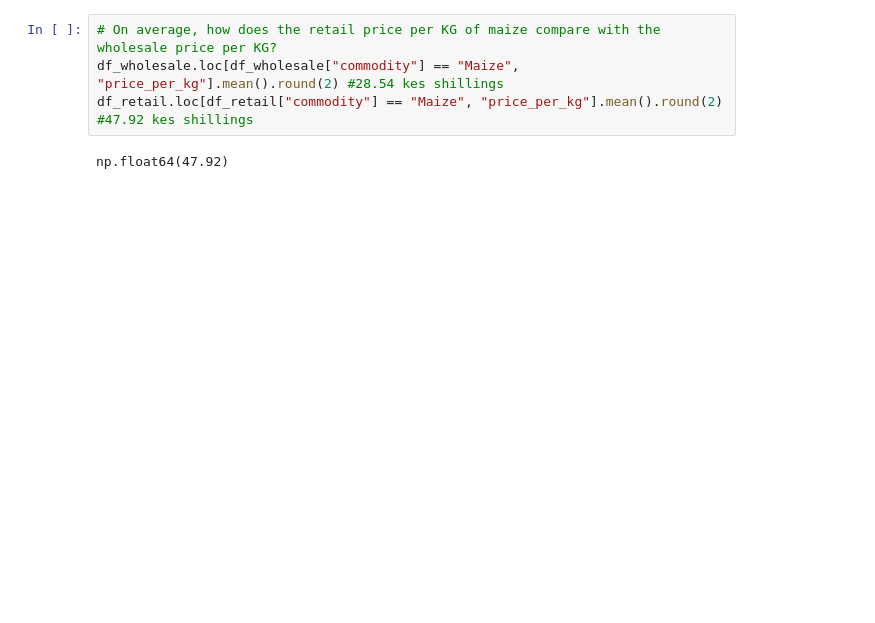
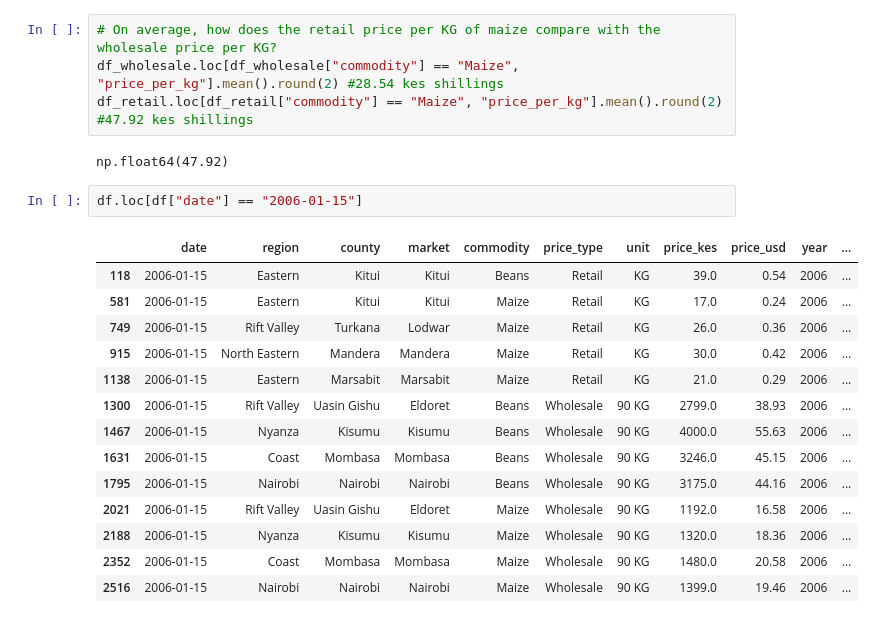
Before and after one commit to pinkleather221/Kenya_Market_Prices, a Jupyter notebook: analysis.ipynb, the cells around one changed output. Saved outputs shown, nothing was run; the diff lists cells and outputs as text; blank space fills up the shorter version.

Commit message:
redo of the first date and last date ask

```diff
--- a/analysis.ipynb
+++ b/analysis.ipynb
@@ -226,3 +202,20 @@ df_wholesale.loc[df_wholesale["commodity"] == "Maize", "price_per_kg"].mean().ro
 df_retail.loc[df_retail["commodity"] == "Maize", "price_per_kg"].mean().round(2) #47.92 kes shillings
 # %% [output]
 np.float64(47.92)
+# %%
+df.loc[df["date"] == "2006-01-15"]
+# %% [output]
+|  | date | region | county | market | commodity | price_type | unit | price_kes | price_usd | year | ... |
+| 118 | 2006-01-15 | Eastern | Kitui | Kitui | Beans | Retail | KG | 39.0 | 0.54 | 2006 | ... |
+| 581 | 2006-01-15 | Eastern | Kitui | Kitui | Maize | Retail | KG | 17.0 | 0.24 | 2006 | ... |
+| 749 | 2006-01-15 | Rift Valley | Turkana | Lodwar | Maize | Retail | KG | 26.0 | 0.36 | 2006 | ... |
+| 915 | 2006-01-15 | North Eastern | Mandera | Mandera | Maize | Retail | KG | 30.0 | 0.42 | 2006 | ... |
+| 1138 | 2006-01-15 | Eastern | Marsabit | Marsabit | Maize | Retail | KG | 21.0 | 0.29 | 2006 | ... |
+| 1300 | 2006-01-15 | Rift Valley | Uasin Gishu | Eldoret | Beans | Wholesale | 90 KG | 2799.0 | 38.93 | 2006 | ... |
+| 1467 | 2006-01-15 | Nyanza | Kisumu | Kisumu | Beans | Wholesale | 90 KG | 4000.0 | 55.63 | 2006 | ... |
+| 1631 | 2006-01-15 | Coast | Mombasa | Mombasa | Beans | Wholesale | 90 KG | 3246.0 | 45.15 | 2006 | ... |
+| 1795 | 2006-01-15 | Nairobi | Nairobi | Nairobi | Beans | Wholesale | 90 KG | 3175.0 | 44.16 | 2006 | ... |
+| 2021 | 2006-01-15 | Rift Valley | Uasin Gishu | Eldoret | Maize | Wholesale | 90 KG | 1192.0 | 16.58 | 2006 | ... |
+| 2188 | 2006-01-15 | Nyanza | Kisumu | Kisumu | Maize | Wholesale | 90 KG | 1320.0 | 18.36 | 2006 | ... |
+| 2352 | 2006-01-15 | Coast | Mombasa | Mombasa | Maize | Wholesale | 90 KG | 1480.0 | 20.58 | 2006 | ... |
+| 2516 | 2006-01-15 | Nairobi | Nairobi | Nairobi | Maize | Wholesale | 90 KG | 1399.0 | 19.46 | 2006 | ... |
```
Also changed, not shown: parts of 6 cells of this notebook.
